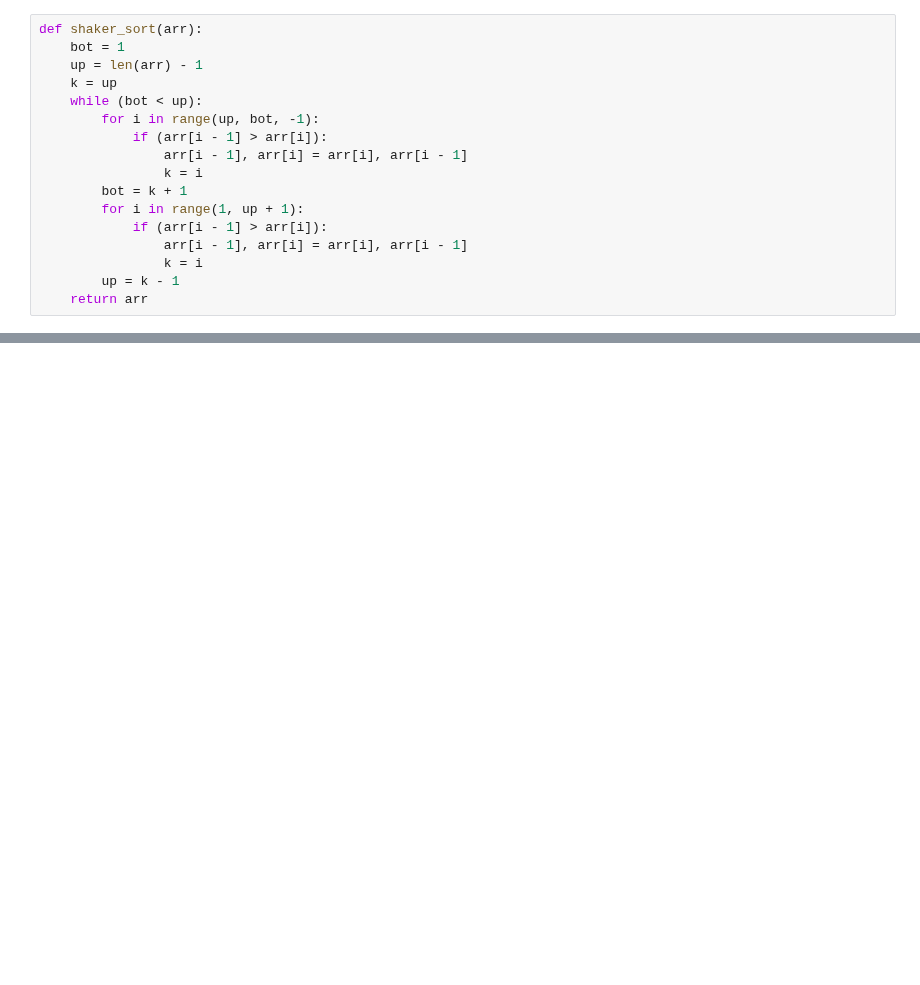
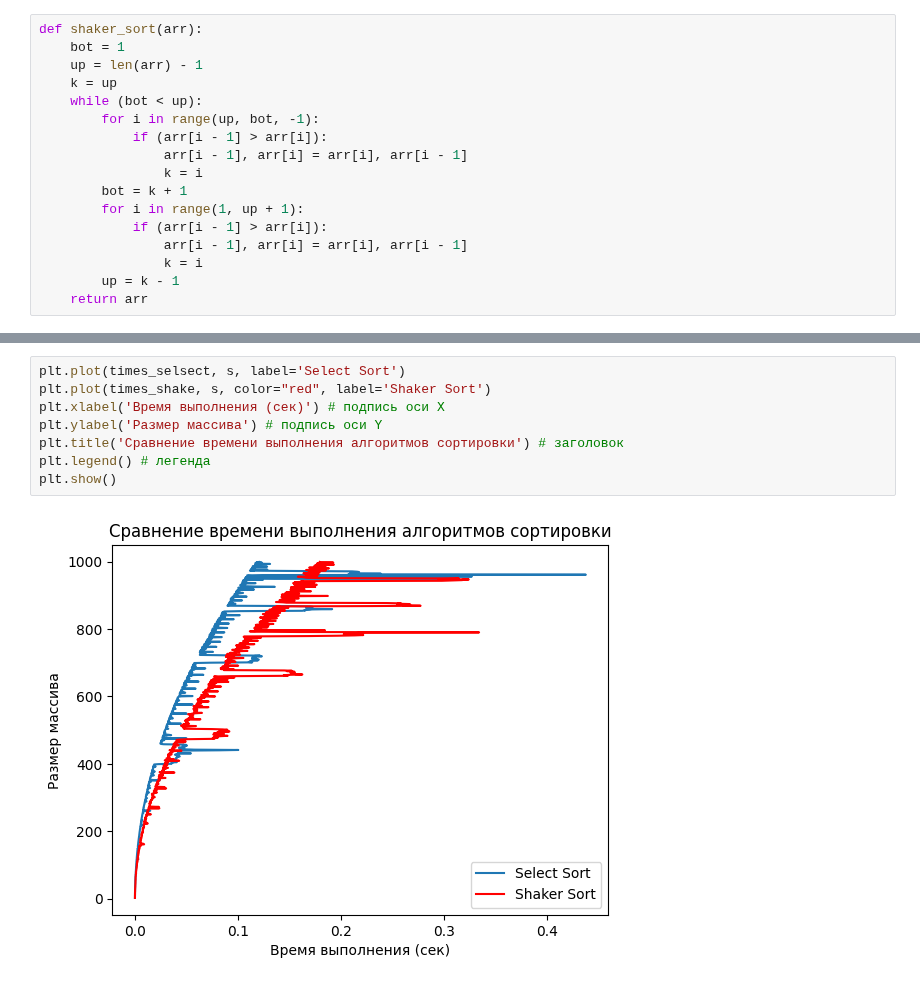
Before and after one commit to BardRimon/Study, a Jupyter notebook: algorithms_and_data_structures/sem1.ipynb, the cells around one changed output, grey strips where cells are left out. Saved outputs shown, nothing was run; the diff lists cells and outputs as text; blank space fills up the shorter version.

```diff
--- a/algorithms_and_data_structures/sem1.ipynb
+++ b/algorithms_and_data_structures/sem1.ipynb
@@ -79,0 +79,10 @@ plt.show()
+# %%
+plt.plot(times_selsect, s, label='Select Sort')
+plt.plot(times_shake, s, color="red", label='Shaker Sort')
+plt.xlabel('Время выполнения (сек)') # подпись оси X
+plt.ylabel('Размер массива') # подпись оси Y
+plt.title('Сравнение времени выполнения алгоритмов сортировки') # заголовок
+plt.legend() # легенда
+plt.show()
+# %% [output]
+[figure, added]
```
Also changed, not shown: parts of 4 cells of this notebook.
